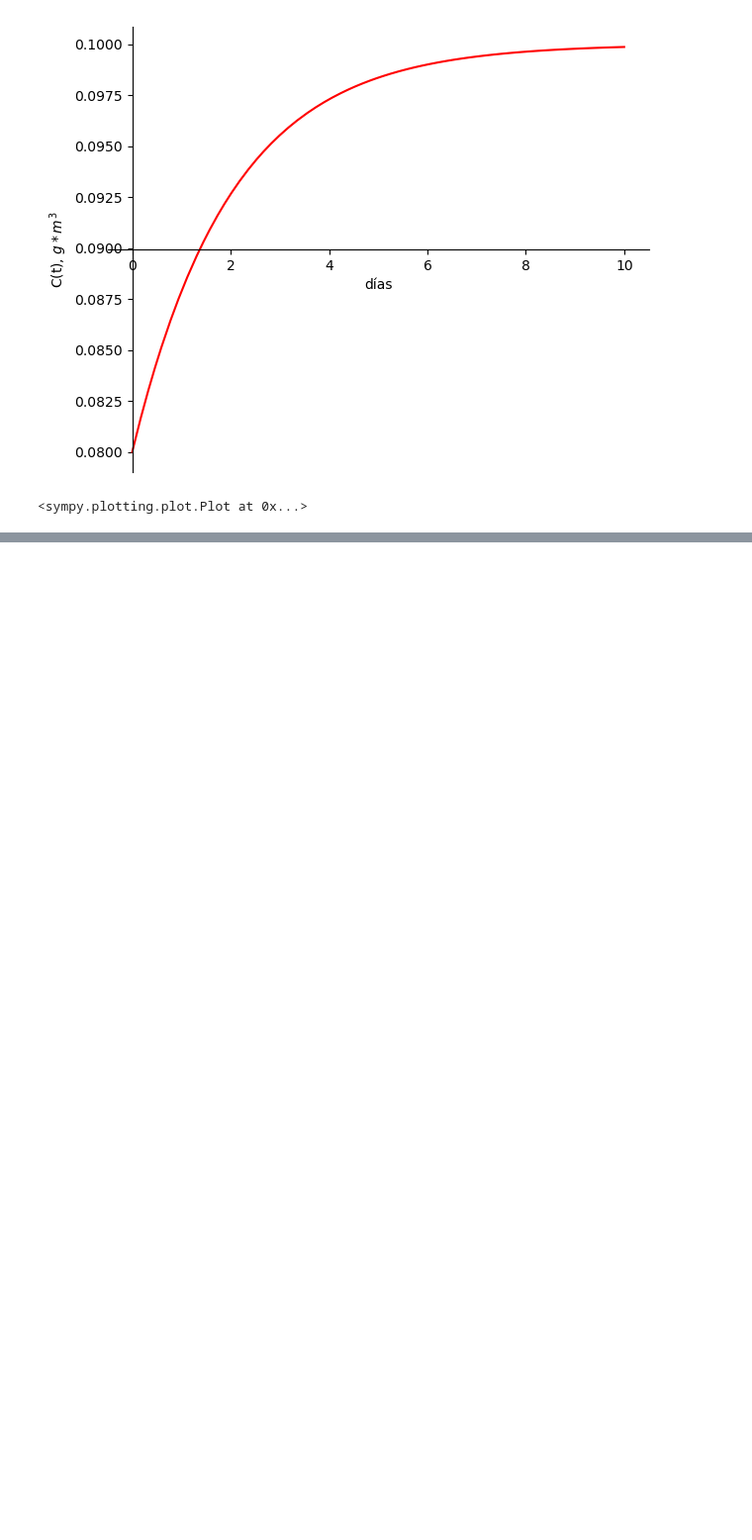
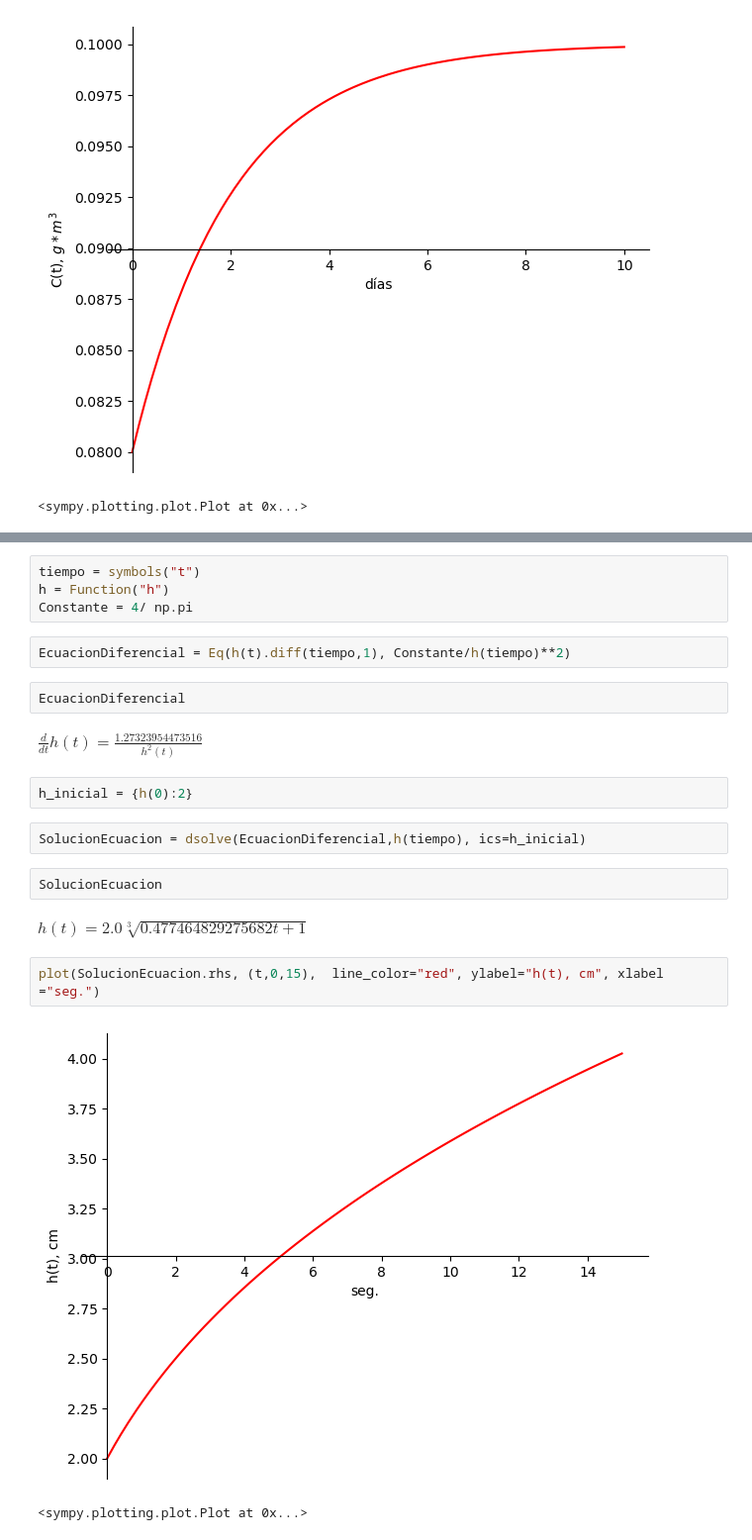
Before and after one commit to valizcanos/BalanceDeMateriaYEnergia, a Jupyter notebook: 3_BalanceDeMateriaEstadoNoEstacionario.ipynb, the cells around one changed output, grey strips where cells are left out. Shown at 99% size. Cells and saved outputs as stored; diff of their text form; blank space fills up the shorter version.

```diff
--- a/3_BalanceDeMateriaEstadoNoEstacionario.ipynb
+++ b/3_BalanceDeMateriaEstadoNoEstacionario.ipynb
@@ -434,0 +601,23 @@ plot(eqTSolved2.rhs, (t,0,10),  line_color="red", ylabel="C(t), $g*m^3$", xlabel
+# %%
+tiempo = symbols("t")
+h = Function("h")
+Constante = 4/ np.pi
+# %%
+EcuacionDiferencial = Eq(h(t).diff(tiempo,1), Constante/h(tiempo)**2)
+# %%
+EcuacionDiferencial
+# %% [output]
+$\displaystyle \frac{d}{d t} h{\left(t \right)} = \frac{1.27323954473516}{h^{2}{\left(t \right)}}$
+# %%
+h_inicial = {h(0):2}
+# %%
+SolucionEcuacion = dsolve(EcuacionDiferencial,h(tiempo), ics=h_inicial)
+# %%
+SolucionEcuacion
+# %% [output]
+$\displaystyle h{\left(t \right)} = 2.0 \sqrt[3]{0.477464829275682 t + 1}$
+# %%
+plot(SolucionEcuacion.rhs, (t,0,15),  line_color="red", ylabel="h(t), cm", xlabel ="seg.")
+# %% [output]
+[figure, added]
+<sympy.plotting.plot.Plot at 0x...>
```
Also changed, not shown: parts of 59 cells of this notebook, 3 other files.
